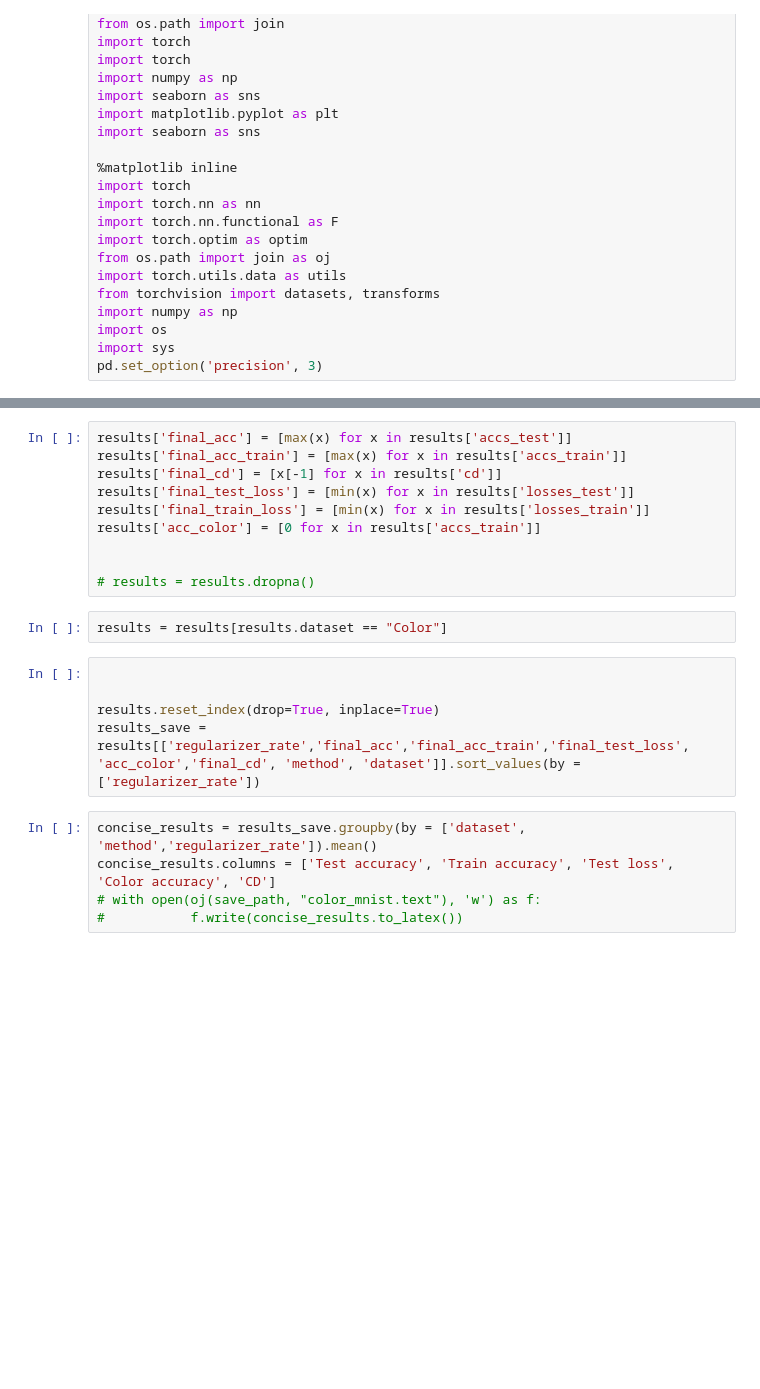
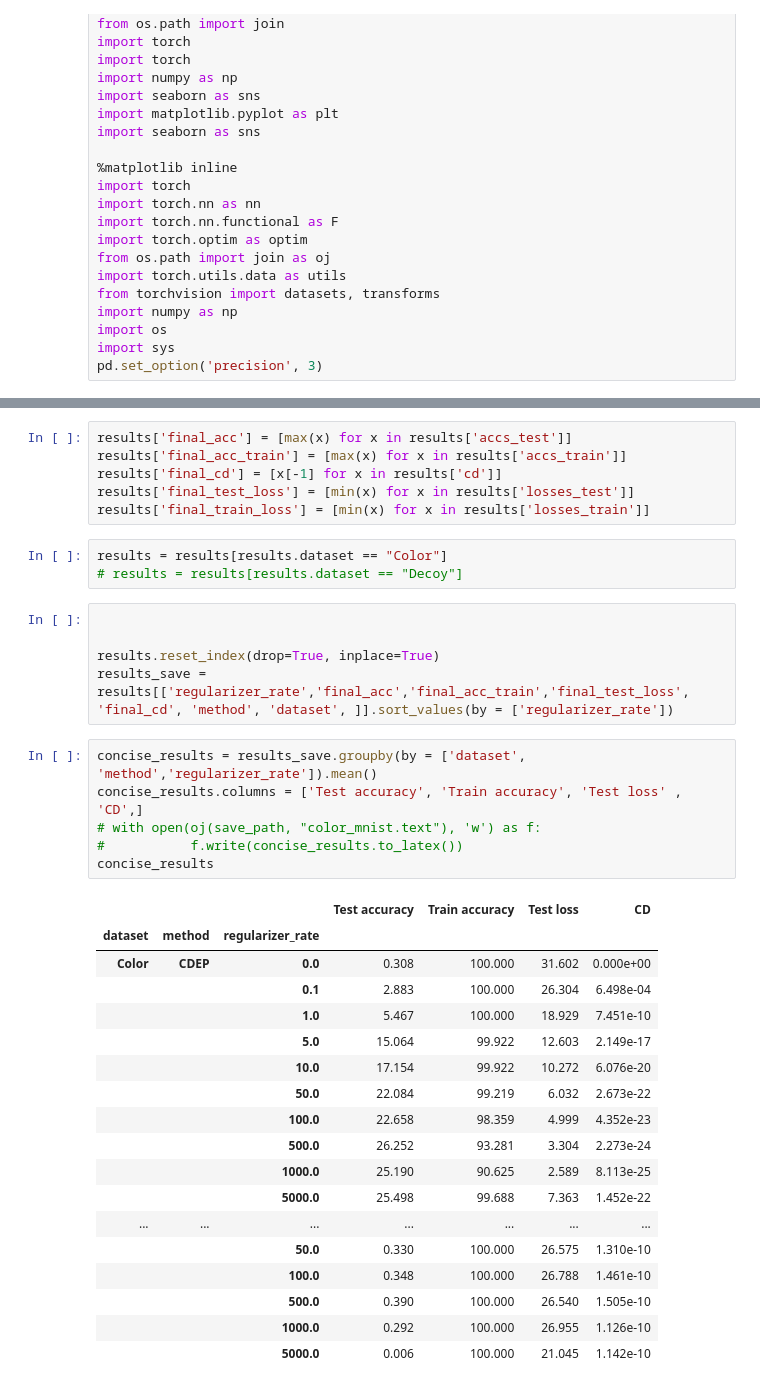
Before and after one commit to laura-rieger/deep-explanation-penalization, a Jupyter notebook: analyze/Analysis MNIST.ipynb, the cells around one changed output, grey strips where cells are left out. Drawn from its saved outputs; the diff is of its cells as text; blank space fills up the shorter version.

```diff
--- a/analyze/Analysis MNIST.ipynb
+++ b/analyze/Analysis MNIST.ipynb
@@ -53,22 +50,39 @@ results['final_acc_train'] = [max(x) for x in results['accs_train']]
 results['final_cd'] = [x[-1] for x in results['cd']]
 results['final_test_loss'] = [min(x) for x in results['losses_test']]
 results['final_train_loss'] = [min(x) for x in results['losses_train']]
-results['acc_color'] = [0 for x in results['accs_train']]
-
-
-# results = results.dropna()
 # %%
 results = results[results.dataset == "Color"]
+# results = results[results.dataset == "Decoy"]
 # %%
 
 
 results.reset_index(drop=True, inplace=True)
-results_save = results[['regularizer_rate','final_acc','final_acc_train','final_test_loss', 'acc_color','final_cd', 'method', 'dataset']].sort_values(by = ['regularizer_rate'])
+results_save = results[['regularizer_rate','final_acc','final_acc_train','final_test_loss', 'final_cd', 'method', 'dataset', ]].sort_values(by = ['regularizer_rate'])
 # %%
 concise_results = results_save.groupby(by = ['dataset', 'method','regularizer_rate']).mean()
-concise_results.columns = ['Test accuracy', 'Train accuracy', 'Test loss', 'Color accuracy', 'CD']
+concise_results.columns = ['Test accuracy', 'Train accuracy', 'Test loss' , 'CD',]
 # with open(oj(save_path, "color_mnist.text"), 'w') as f:
 #           f.write(concise_results.to_latex())
+concise_results
+# %% [output]
+|  |  |  | Test accuracy | Train accuracy | Test loss | CD |
+| dataset | method | regularizer_rate |  |  |  |  |
+| Color | CDEP | 0.0 | 0.308 | 100.000 | 31.602 | 0.000e+00 |
+|  |  | 0.1 | 2.883 | 100.000 | 26.304 | 6.498e-04 |
+|  |  | 1.0 | 5.467 | 100.000 | 18.929 | 7.451e-10 |
+|  |  | 5.0 | 15.064 | 99.922 | 12.603 | 2.149e-17 |
+|  |  | 10.0 | 17.154 | 99.922 | 10.272 | 6.076e-20 |
+|  |  | 50.0 | 22.084 | 99.219 | 6.032 | 2.673e-22 |
+|  |  | 100.0 | 22.658 | 98.359 | 4.999 | 4.352e-23 |
+|  |  | 500.0 | 26.252 | 93.281 | 3.304 | 2.273e-24 |
+|  |  | 1000.0 | 25.190 | 90.625 | 2.589 | 8.113e-25 |
+|  |  | 5000.0 | 25.498 | 99.688 | 7.363 | 1.452e-22 |
+| ... | ... | ... | ... | ... | ... | ... |
+|  |  | 50.0 | 0.330 | 100.000 | 26.575 | 1.310e-10 |
+|  |  | 100.0 | 0.348 | 100.000 | 26.788 | 1.461e-10 |
+|  |  | 500.0 | 0.390 | 100.000 | 26.540 | 1.505e-10 |
+|  |  | 1000.0 | 0.292 | 100.000 | 26.955 | 1.126e-10 |
+|  |  | 5000.0 | 0.006 | 100.000 | 21.045 | 1.142e-10 |
 # %%
 concise_results
 # %% [output]
```
Also changed, not shown: parts of 16 cells of this notebook, 24 other files.
